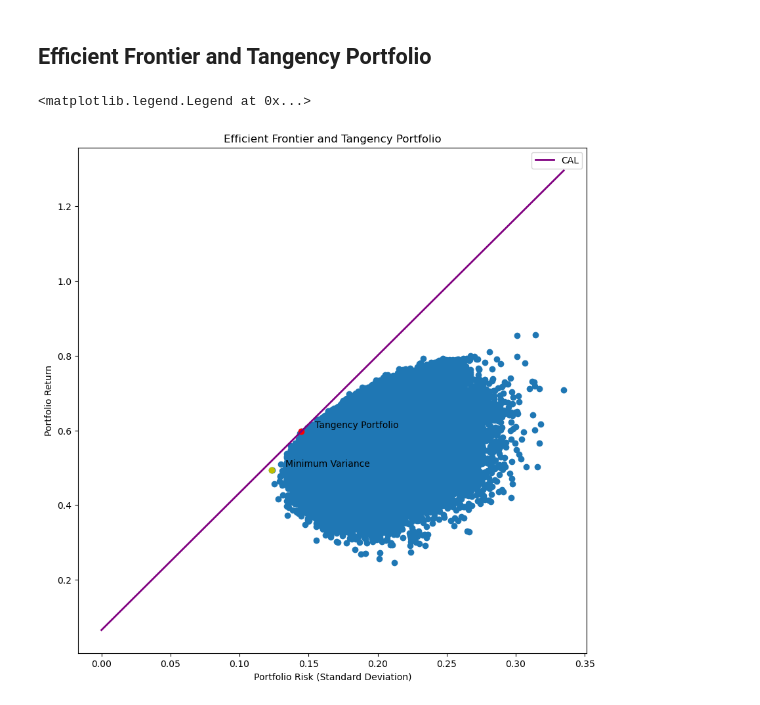
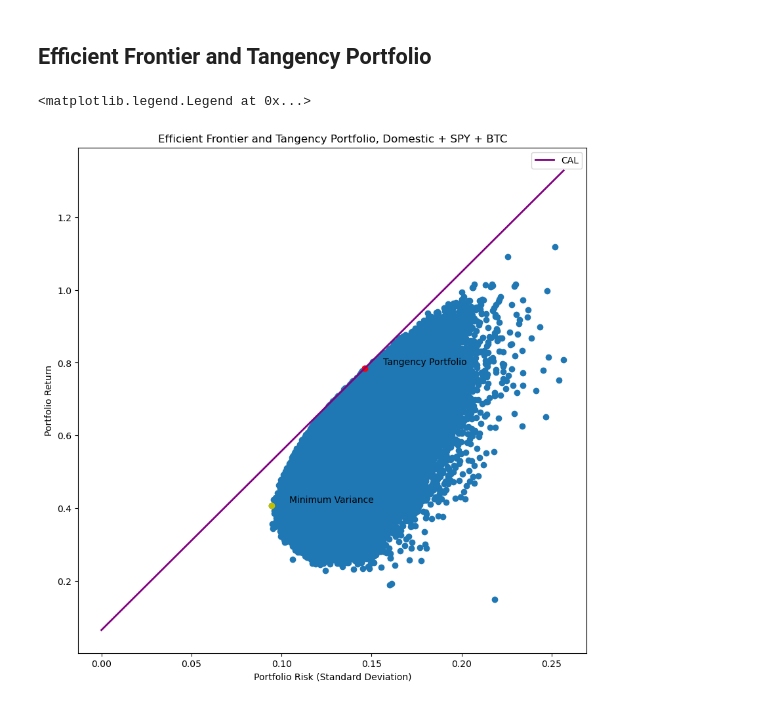
Before and after one commit to Rishi-Bharadwaj/Applied-AI-in-Finance, a Jupyter notebook: Sapm/first.ipynb, the cells around one changed output. Saved outputs shown, nothing was run; the diff lists cells and outputs as text; code cells hidden in the pictures.

```diff
--- a/Sapm/first.ipynb
+++ b/Sapm/first.ipynb
@@ -226,0 +244,6 @@ data
+# %%
+returns = df.pct_change().dropna()
+returns.columns = returns.columns.get_level_values(1)
+mean_returns = returns.mean()
+annualised_mean_returns=mean_returns*252
+annualised_mean_returns
@@ -226,0 +261,3 @@ data
+# %%
+cov_matrix = returns.cov()
+cov_matrix
@@ -226,0 +334,25 @@ data
+# %%
+plt.figure(figsize=(10,10))
+plt.scatter(sigma,er)
+plt.scatter(np.sqrt(sharpe_variance),sharpe_return,c="r")
+plt.scatter(np.sqrt(min_variance),min_return, c='y')
+
+
+plt.annotate('Tangency Portfolio',
+             xy=(np.sqrt(sharpe_variance),sharpe_return),
+             xytext=(np.sqrt(sharpe_variance) + 0.01,sharpe_return + 0.01),
+             fontsize=10)
+
+plt.annotate('Minimum Variance',
+             xy=(np.sqrt(min_variance),min_return),
+             xytext=(np.sqrt(min_variance) + 0.01,min_return + 0.01),
+             fontsize=10)
+
+
+x = np.linspace(0, max(sigma), 100)
+y = risk_free_rate + sharpe_ratio * x
+plt.title("Efficient Frontier and Tangency Portfolio, Domestic + SPY")
+plt.xlabel('Portfolio Risk (Standard Deviation)')
+plt.ylabel('Portfolio Return')
+plt.plot(x,y,c='purple',label='CAL',linewidth=2)
+plt.legend()
@@ -311,7 +448,7 @@ er=[]
 sigma=[]
 sharpe_ratio=0
 min_weights=np.ones(9)
-for i in range(0,200000):
+for i in range(0,1000000):
     x,y,z=make_random_portfolio(9,mean_returns,cov_matrix)
     er.append(y)
     sigma.append(np.sqrt(z))
@@ -348,28 +485,28 @@ max_sharpe_variance: 0.020895152568471527
 # %%
 plt.figure(figsize=(10,10))
 plt.scatter(sigma,er)
 plt.scatter(np.sqrt(sharpe_variance),sharpe_return,c="r")
 plt.scatter(np.sqrt(min_variance),min_return, c='y')
 
 
 plt.annotate('Tangency Portfolio',
              xy=(np.sqrt(sharpe_variance),sharpe_return),
              xytext=(np.sqrt(sharpe_variance) + 0.01,sharpe_return + 0.01),
              fontsize=10)
 
 plt.annotate('Minimum Variance',
              xy=(np.sqrt(min_variance),min_return),
              xytext=(np.sqrt(min_variance) + 0.01,min_return + 0.01),
              fontsize=10)
 
 
 x = np.linspace(0, max(sigma), 100)
 y = risk_free_rate + sharpe_ratio * x
-plt.title("Efficient Frontier and Tangency Portfolio")
+plt.title("Efficient Frontier and Tangency Portfolio, Domestic + SPY + BTC")
 plt.xlabel('Portfolio Risk (Standard Deviation)')
 plt.ylabel('Portfolio Return')
 plt.plot(x,y,c='purple',label='CAL',linewidth=2)
 plt.legend()
 # %% [output]
 <matplotlib.legend.Legend at 0x...>
-[figure, old version]
+[figure, new version]
```
Also changed, not shown: parts of 30 cells of this notebook.
